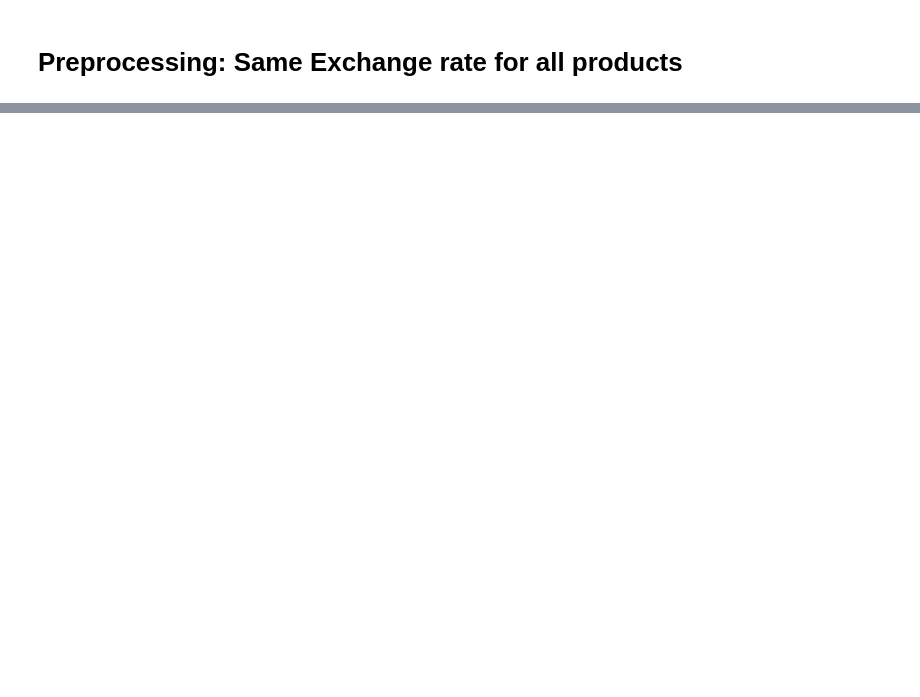
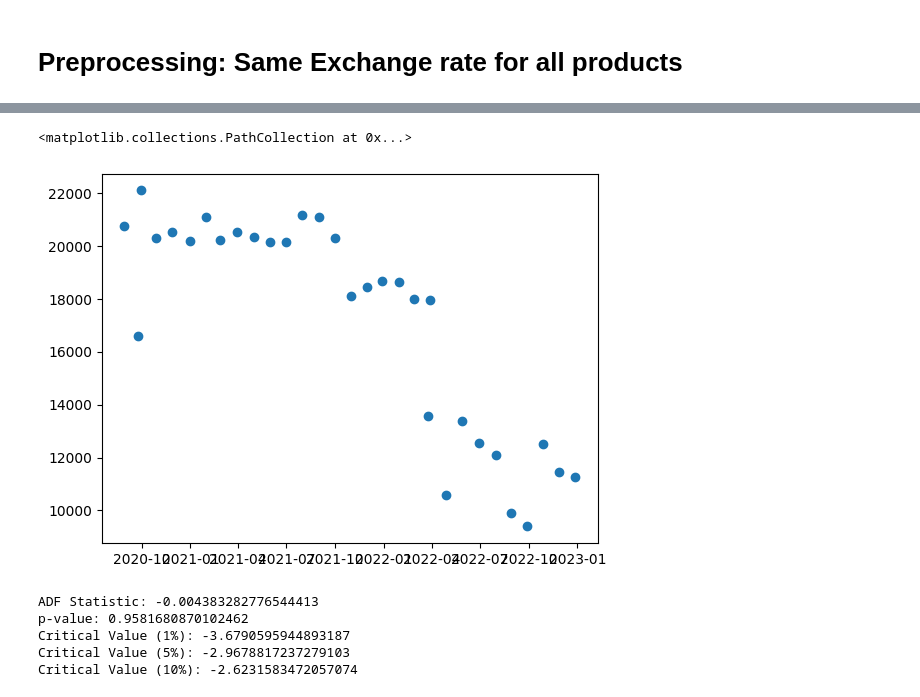
Before and after one commit to maltestaab/Business-Data-Management, a Jupyter notebook: chanel-business-case/Chanel_Code/chanel.ipynb, the cells around one changed output, grey strips where cells are left out. Saved outputs shown, nothing was run; the diff lists cells and outputs as text; code cells hidden in the pictures; blank space fills up the shorter version.

```diff
--- a/chanel-business-case/Chanel_Code/chanel.ipynb
+++ b/chanel-business-case/Chanel_Code/chanel.ipynb
@@ -254,0 +237,4 @@ plt.show()
+# %%
+df_monthly_averages = df.groupby("life_span_date")["price_EUR"].median().reset_index()
+
+df_monthly_averages.head()
@@ -254,0 +248,21 @@ plt.show()
+# %%
+import pandas as pd
+
+# Sort by date to ensure proper moving average calculation
+df_monthly_averages = df_monthly_averages.sort_values(by="life_span_date")
+
+# Step 1: Compute the moving average (window size can be adjusted)
+window_size = 3
+df_monthly_averages["moving_avg"] = df_monthly_averages["price_EUR"].rolling(window=window_size, min_periods=1, center=True).mean()
+
+# Step 2: Replace values below 7500 with the moving average
+df_monthly_averages["price_EUR"] = df_monthly_averages.apply(
+    lambda row: row["moving_avg"] if row["price_EUR"] < 7500 else row["price_EUR"],
+    axis=1
+)
+
+# Step 3: Drop the temporary moving average column
+df_monthly_averages.drop(columns=["moving_avg"], inplace=True)
+
+# Display the updated DataFrame
+df_monthly_averages.head()
@@ -254,0 +276,26 @@ plt.show()
+# %%
+plt.scatter(df_monthly_averages["life_span_date"], df_monthly_averages["price_EUR"])
+# %% [output]
+<matplotlib.collections.PathCollection at 0x...>
+[figure, added]
+# %%
+from statsmodels.tsa.stattools import adfuller
+
+# Ensure the date column is datetime and set as index
+df_monthly_averages["life_span_date"] = pd.to_datetime(df_monthly_averages["life_span_date"])
+df_monthly_averages.set_index("life_span_date", inplace=True)
+
+# ADF test
+result = adfuller(df_monthly_averages["price_EUR"])
+print(f"ADF Statistic: {result[0]}")
+print(f"p-value: {result[1]}")
+for key, value in result[4].items():
+    print(f'Critical Value ({key}): {value}')
+
+# Interpretation: If p-value < 0.05, data is stationary; otherwise, differencing is needed
+# %% [output]
+ADF Statistic: -0.004383282776544413
+p-value: 0.9581680870102462
+Critical Value (1%): -3.6790595944893187
+Critical Value (5%): -2.9678817237279103
+Critical Value (10%): -2.6231583472057074
```
Also changed, not shown: parts of 23 cells of this notebook, 2 other files.
